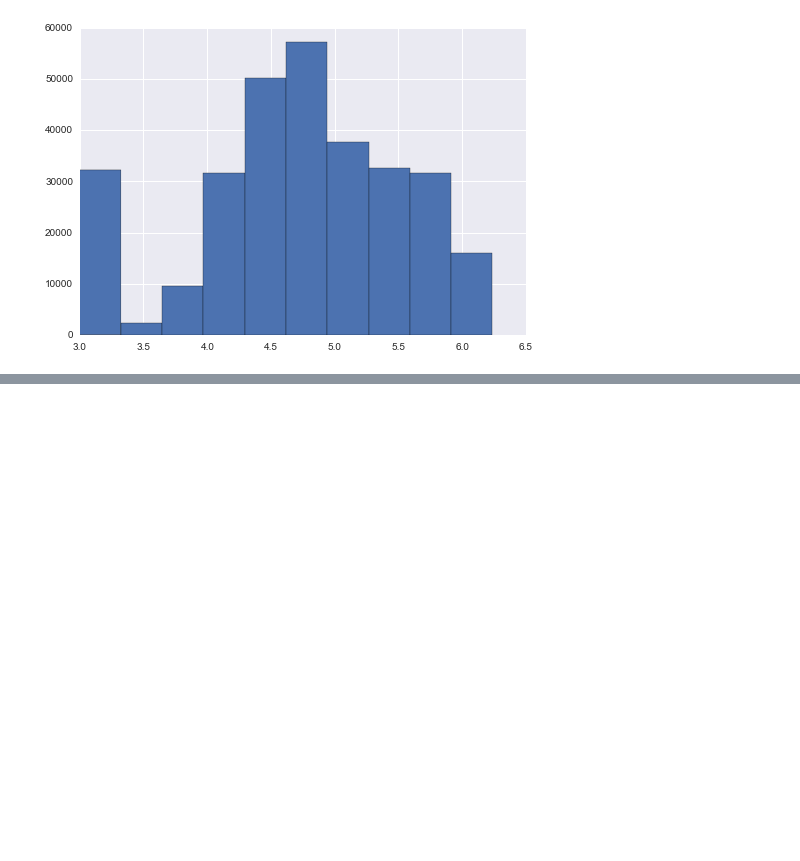
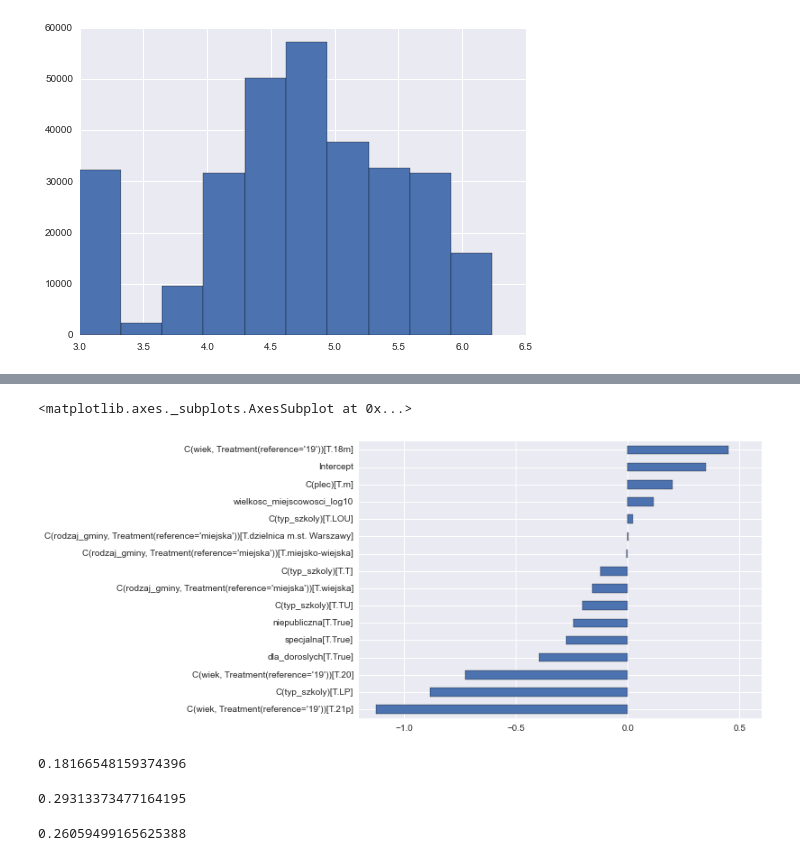
Before and after one commit to stared/delab-matury, a Jupyter notebook: eksploracje/wyniki_regresja.ipynb, the cells around one changed output, grey strips where cells are left out. Cells and saved outputs as stored; diff of their text form; code cells hidden in the pictures; blank space fills up the shorter version.

```diff
--- a/eksploracje/wyniki_regresja.ipynb
+++ b/eksploracje/wyniki_regresja.ipynb
@@ -131,0 +110,8 @@ OLS Regression Results
+# %%
+reg_mat = smf.ols("matematyka_podstawowa" + formula_rhs, data=df).fit()
+# reg_mat.summary()
+# %%
+reg_mat.params.order().plot(kind="barh")
+# %% [output]
+<matplotlib.axes._subplots.AxesSubplot at 0x...>
+[figure, added]
@@ -131,0 +149,12 @@ OLS Regression Results
+# %%
+reg_pol.rsquared
+# %% [output]
+0.18166548159374396
+# %%
+reg_mat.rsquared
+# %% [output]
+0.29313373477164195
+# %%
+reg_ang.rsquared
+# %% [output]
+0.26059499165625388
```
Also changed, not shown: parts of 17 cells of this notebook.
